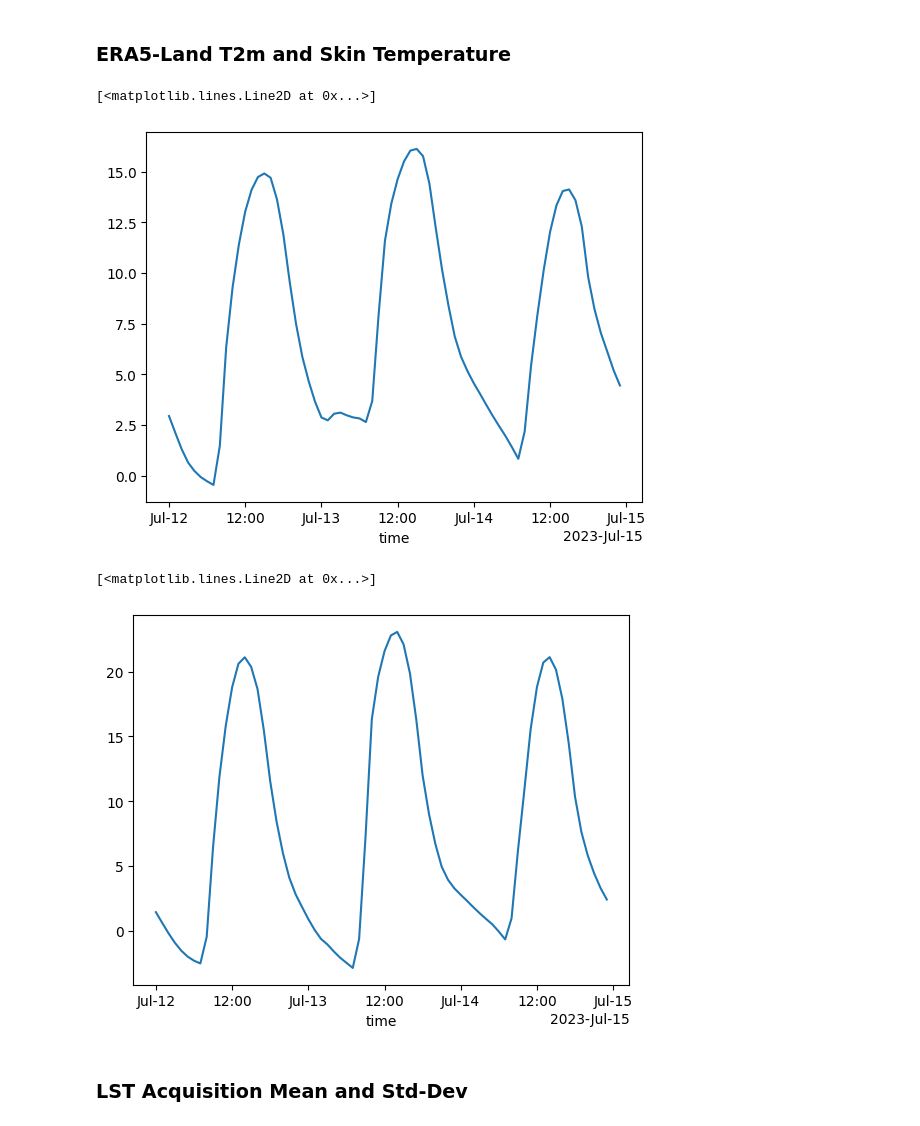
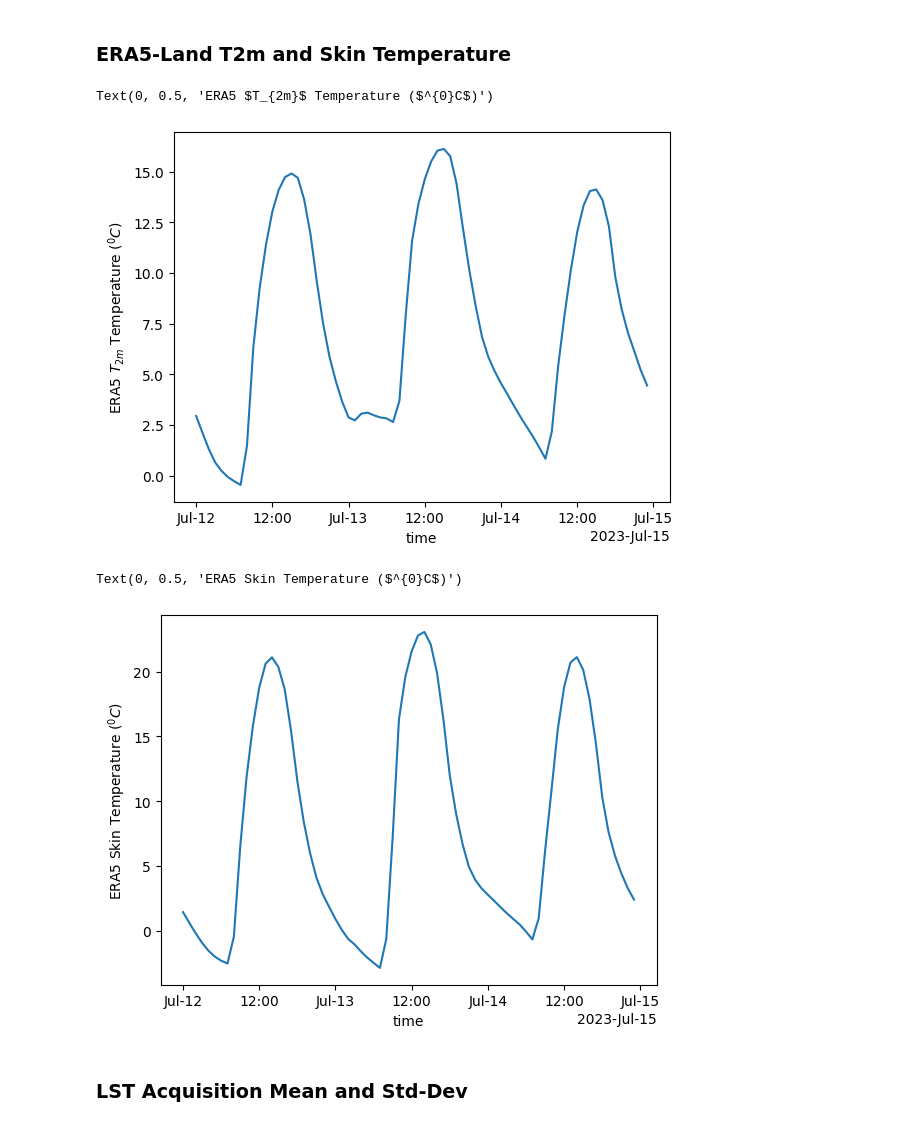
Before and after one commit to ibm-granite/granite-geospatial-land-surface-temperature, a Jupyter notebook: notebooks/4_introduction_to_LST_Tweening.ipynb, the cells around one changed output. Saved outputs shown, nothing was run; the diff lists cells and outputs as text; code cells hidden in the pictures.

```diff
--- a/notebooks/4_introduction_to_LST_Tweening.ipynb
+++ b/notebooks/4_introduction_to_LST_Tweening.ipynb
@@ -92,21 +140,15 @@ os.makedirs(inference_path, exist_ok=True)
 # %%
-conf = yaml.safe_load(Path(config_path).read_text())
+# Run inference
+conf = yaml.safe_load(Path(config_path_full_tile).read_text())
 data_bands = "[" + ",".join([str(x) for x in conf['data']['init_args']['output_bands']]) + "]"
-inputs_path = inputs_path
-assert os.path.isdir(inputs_path), f"Directory not found: {inputs_path}"
-inference_path = inference_path
-os.makedirs(inference_path, exist_ok=True)
-run_str = f"terratorch predict -c {config_path} --ckpt_path {ckpt_path} --predict_output_dir {inference_path} --data.init_args.predict_data_root {inputs_path} --data.init_args.predict_dataset_bands {data_bands}"
 
-print(f"Running inference:")
-print(run_str)
+_ = subprocess.call(['terratorch', 'predict', '-c', config_path_full_tile,
+                     '--ckpt_path', str(ckpt_path),
+                     '--predict_output_dir', str(predictions_path),
+                     '--data.init_args.predict_data_root', str(inputs_path),
+                     '--data.init_args.predict_dataset_bands', data_bands])
 
-#If the below block of code where subprocess.call does not work, comment it out and use the run string and do the inferencing via the CLI.
-subprocess.call(['terratorch', 'predict', '-c', config_path,
-                 '--ckpt_path', ckpt_path,
-                 '--predict_output_dir', inference_path,
-                 '--data.init_args.predict_data_root', inputs_path,
-                 '--data.init_args.predict_dataset_bands', data_bands])
-print("---------- Complete ----------")
-print("========== DONE ==========")
+# If the above block of code using subprocess.call does not work, use the string stored in run_str to do the inferencing via the CLI.
+#run_str = f"terratorch predict -c {config_path_full_tile} --ckpt_path {str(ckpt_path)} --predict_output_dir {str(predictions_path_full)} --data.init_args.predict_data_root {str(inputs_path_full)} --data.init_args.predict_dataset_bands {data_bands}"
+#print(run_str)
 # %% [output]
@@ -148,6 +186,6 @@ def create_data(path):
     dataset_name = xr.concat(dataset_name, dim='time')
     return dataset_name
 # %%
-pred = create_data(inference_path)
+pred = create_data(predictions_path)
 pred['time'] = pd.DatetimeIndex(pred['time'].values)
 # %% [output]
@@ -213,19 +250,21 @@ st_merged = read_raster_data(os.path.join(inputs_path, '*_inputs.tif'), band_ind
 # %%
 era5_land_t2m_subset = t2m_merged.sel(time=slice(date_start, date_end))
 era5_land_t2m_subset_mean = era5_land_t2m_subset.mean(dim=['y', 'x'])
 era5_land_t2m_subset_mean = era5_land_t2m_subset_mean
 era5_land_t2m_subset_mean.plot()
+plt.ylabel(r'ERA5 $T_{2m}$ Temperature ($^{0}C$)', fontsize=10)
 # %% [output]
-[<matplotlib.lines.Line2D at 0x...>]
+Text(0, 0.5, 'ERA5 $T_{2m}$ Temperature ($^{0}C$)')
-[figure, old version]
+[figure, new version]
 # %%
 era5_land_st_subset = st_merged.sel(time=slice(date_start, date_end))
 era5_land_st_subset_mean = era5_land_st_subset.mean(dim=['y', 'x'])
 era5_land_st_subset_mean = era5_land_st_subset_mean
 era5_land_st_subset_mean.plot()
+plt.ylabel(r'ERA5 Skin Temperature ($^{0}C$)', fontsize=10)
 # %% [output]
-[<matplotlib.lines.Line2D at 0x...>]
+Text(0, 0.5, 'ERA5 Skin Temperature ($^{0}C$)')
-[figure, old version]
+[figure, new version]
 # %% [markdown]
 ### LST Acquisition Mean and Std-Dev
 # %%
```
Also changed, not shown: parts of 19 cells of this notebook, 1 other file.
